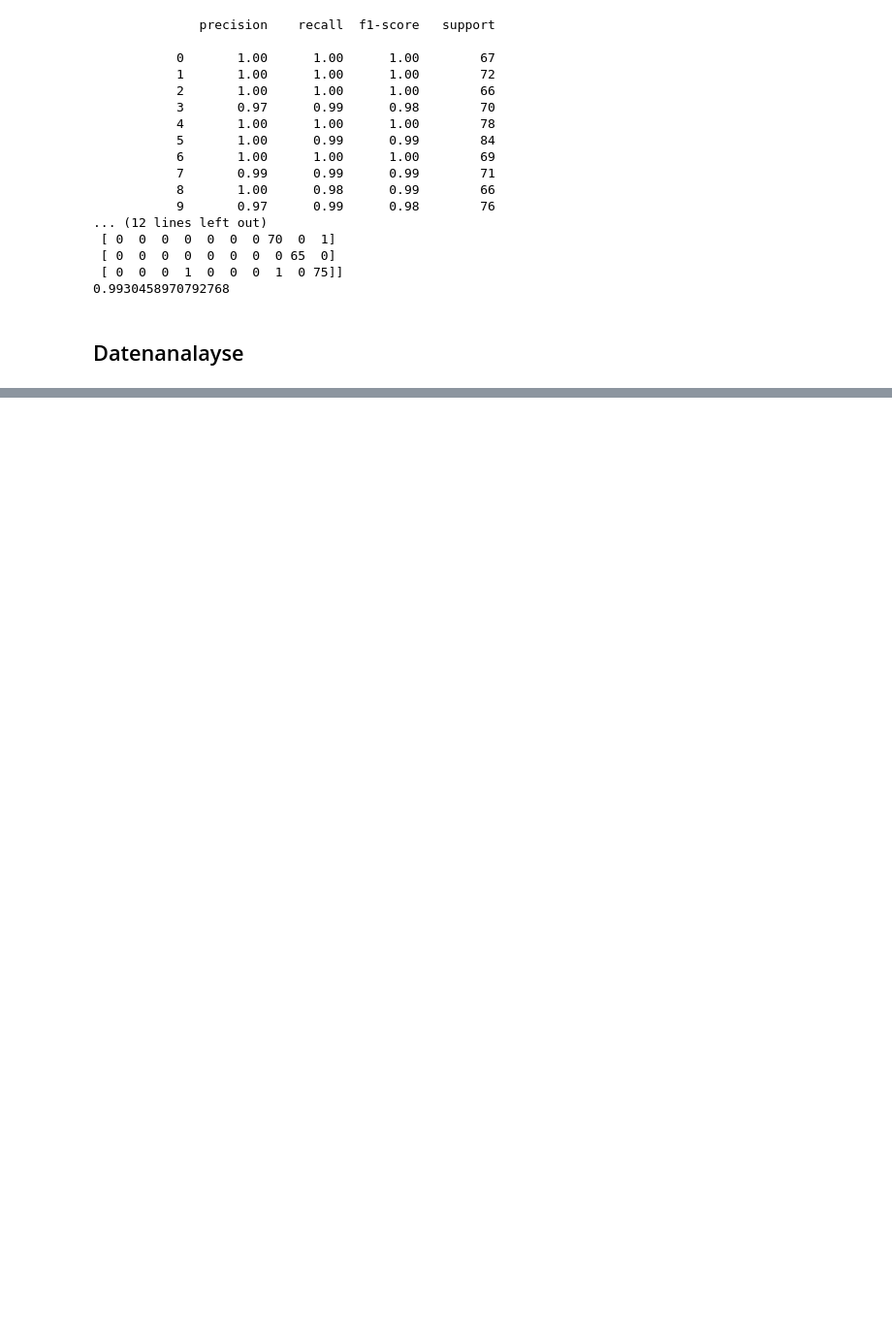
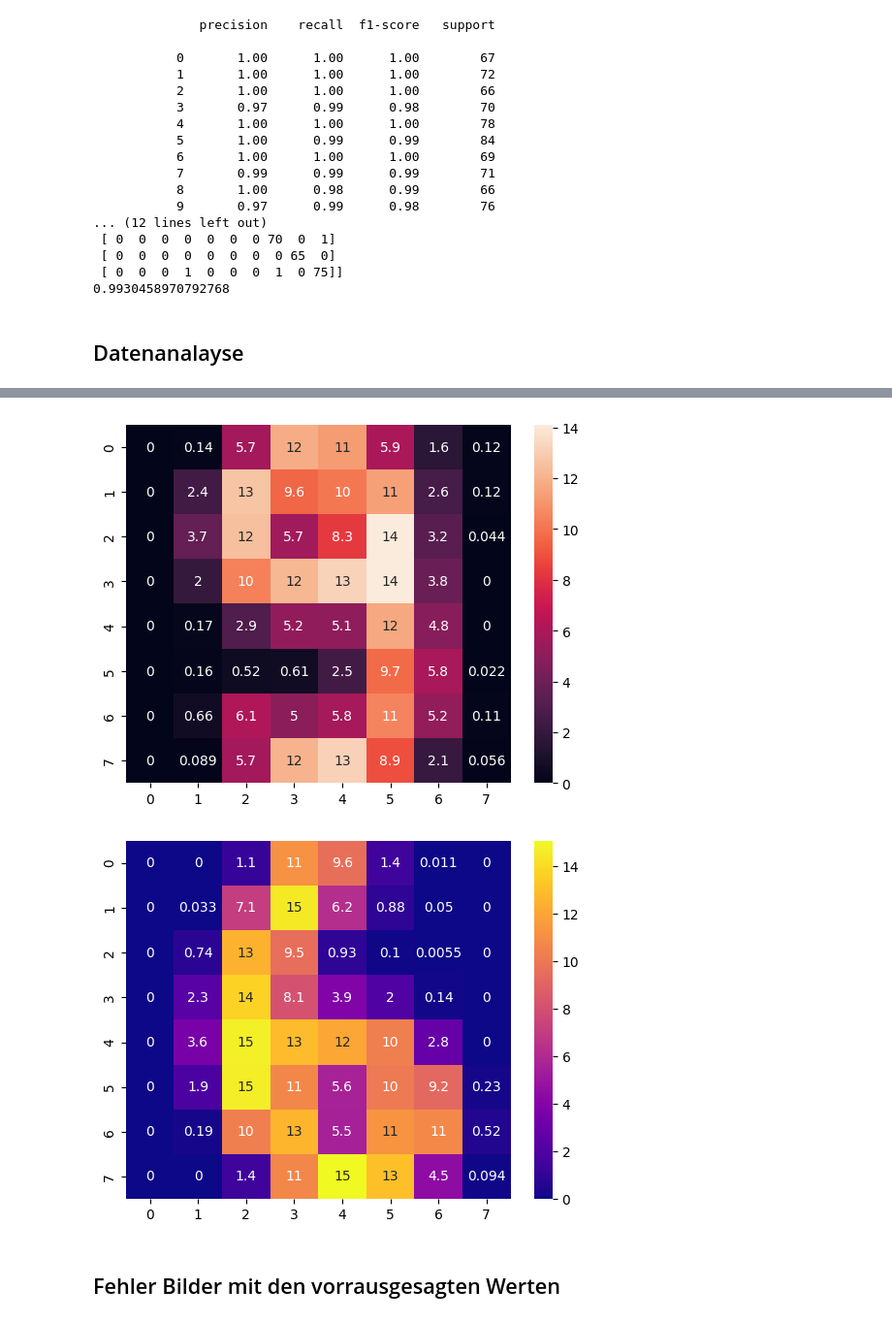
Before and after one commit to Nichibotsu/Task-0, a Jupyter notebook: Prototyping.ipynb, the cells around one changed output, grey strips where cells are left out. Shown: that part at 97% size. Saved outputs shown, nothing was run; the diff lists cells and outputs as text; code cells hidden in the pictures; blank space fills up the shorter version.

```diff
--- a/Prototyping.ipynb
+++ b/Prototyping.ipynb
@@ -315,8 +317,8 @@ Ziffer=9
 
 #Magic shit dont Touch it
 breite=8
-labelsample = [[np.array(digits.data[c][n:n+breite]) for n in range(0, len(digits.data[c]), breite)] for c in range(len(digits.data)) if digits.target[c] == Ziffer]
-labelgesamt=[[sum(row[i] for row in [np.array(digits.data[c]) for c in range(len(digits.data)) if digits.target[c] == Ziffer]) / len([np.array(digits.data[c]) for c in range(len(digits.data)) if digits.target[c] == Ziffer]) for i in range(len([np.array(digits.data[c]) for c in range(len(digits.data)) if digits.target[c] == Ziffer][0]))][c:c+breite] for c in range(0, len([sum(row[i] for row in [np.array(digits.data[c]) for c in range(len(digits.data)) if digits.target[c] == Ziffer]) / len([np.array(digits.data[c]) for c in range(len(digits.data)) if digits.target[c] == Ziffer]) for i in range(len([np.array(digits.data[c]) for c in range(len(digits.data)) if digits.target[c] == Ziffer][0]))]), breite)]
+Ziffersample=lambda GewünschteZiffer :[[np.array(digits.data[c][n:n+breite]) for n in range(0, len(digits.data[c]), breite)] for c in range(len(digits.data)) if digits.target[c] == GewünschteZiffer]
+ZifferMittelWert=lambda GewünschteZiffer:[[sum(row[i] for row in [np.array(digits.data[c]) for c in range(len(digits.data)) if digits.target[c] == GewünschteZiffer]) / len([np.array(digits.data[c]) for c in range(len(digits.data)) if digits.target[c] == GewünschteZiffer]) for i in range(len([np.array(digits.data[c]) for c in range(len(digits.data)) if digits.target[c] == GewünschteZiffer][0]))][c:c+breite] for c in range(0, len([sum(row[i] for row in [np.array(digits.data[c]) for c in range(len(digits.data)) if digits.target[c] == GewünschteZiffer]) / len([np.array(digits.data[c]) for c in range(len(digits.data)) if digits.target[c] == GewünschteZiffer]) for i in range(len([np.array(digits.data[c]) for c in range(len(digits.data)) if digits.target[c] == GewünschteZiffer][0]))]), breite)]
 
 """
 labelgesamt=[np.array(digits.data[c]) for c in range(len(digits.data)) if digits.target[c] == Ziffer]
@@ -328,10 +330,8 @@ gesamt2 = [sum(row[i] for row in labelgesamt) / len(labelgesamt) for i in range(
 test=[gesamt2[c:c+breite] for c in range(0, len(gesamt2), breite)]
 """
 
-sns.heatmap(labelsample[1], annot=True)
+sns.heatmap(Ziffersample(9)[0], annot=True)
 plt.show()
-sns.heatmap(labelsample[0],annot=True)
+sns.heatmap(ZifferMittelWert(9),annot=True,cmap="plasma")
 plt.show()
-sns.heatmap(labelgesamt,annot=True,cmap="plasma")
-plt.show()
 # %% [output]
@@ -340,0 +340,12 @@ plt.show()
+# %%
+Ziffern=(9,6)
+z1,z2= ZifferMittelWert(Ziffern[0]),ZifferMittelWert(Ziffern[1])
+sns.heatmap(z1,annot=True)
+plt.show()
+sns.heatmap(z2,annot=True,cmap="plasma")
+plt.show()
+# %% [output]
+[figure, added]
+[figure, added]
+# %% [markdown]
+## Fehler Bilder mit den vorrausgesagten Werten
```
Also changed, not shown: parts of 12 cells of this notebook.
